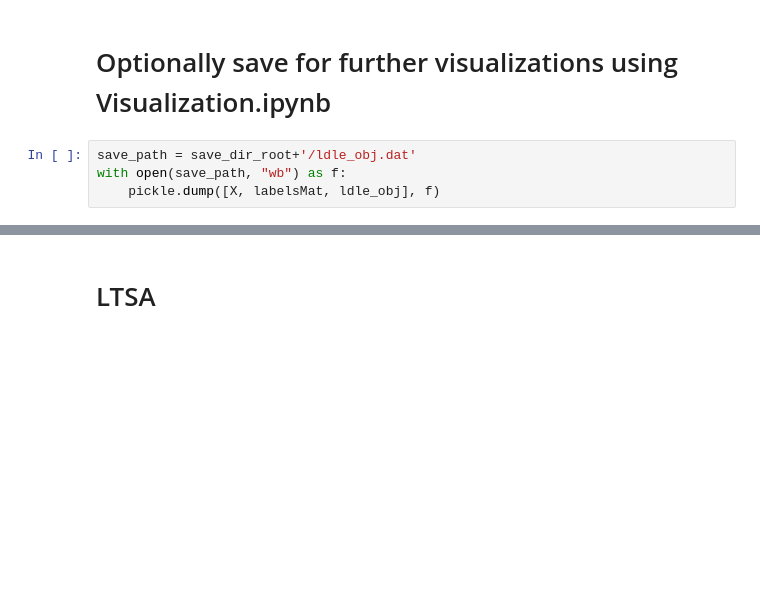
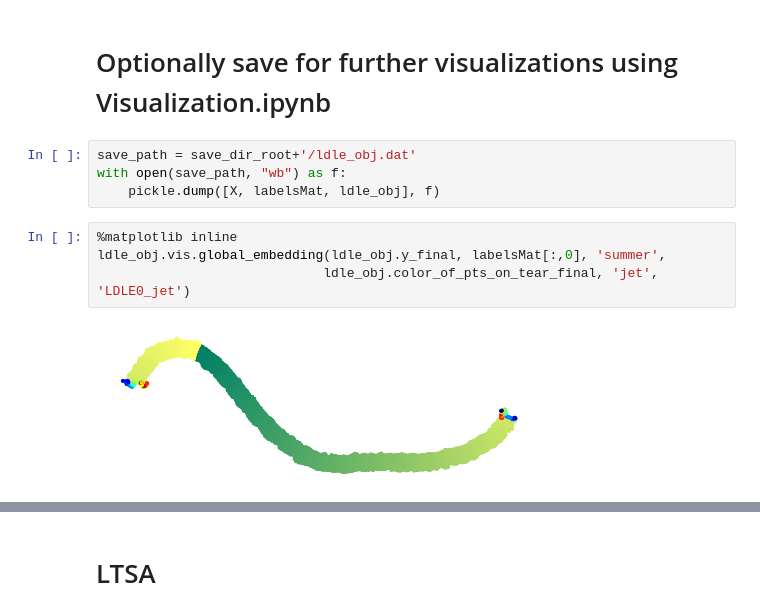
Before and after one commit to chiggum/pyLDLE, a Jupyter notebook: notebooks/mobius strip.ipynb, the cells around one changed output, grey strips where cells are left out. Drawn from its saved outputs; the diff is of its cells as text; blank space fills up the shorter version.

```diff
--- a/notebooks/mobius strip.ipynb
+++ b/notebooks/mobius strip.ipynb
@@ -114,3 +114,9 @@ Took 453.9 seconds to perform step 3: compute global embedding.
 save_path = save_dir_root+'/ldle_obj.dat'
 with open(save_path, "wb") as f:
     pickle.dump([X, labelsMat, ldle_obj], f)
+# %%
+%matplotlib inline
+ldle_obj.vis.global_embedding(ldle_obj.y_final, labelsMat[:,0], 'summer',
+                             ldle_obj.color_of_pts_on_tear_final, 'jet', 'LDLE0_jet')
+# %% [output]
+[figure, added]
```
Also changed, not shown: parts of 15 cells of this notebook, 30 other files.
